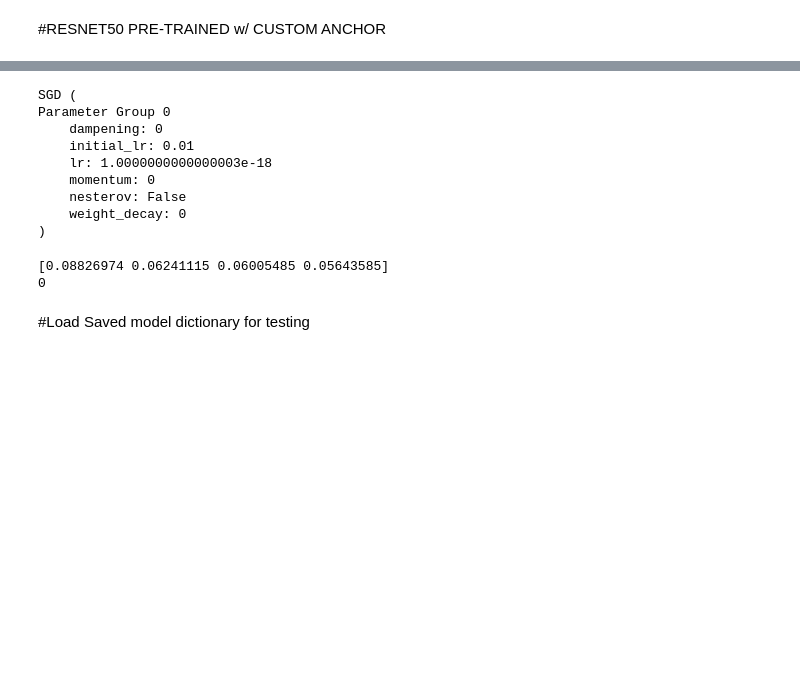
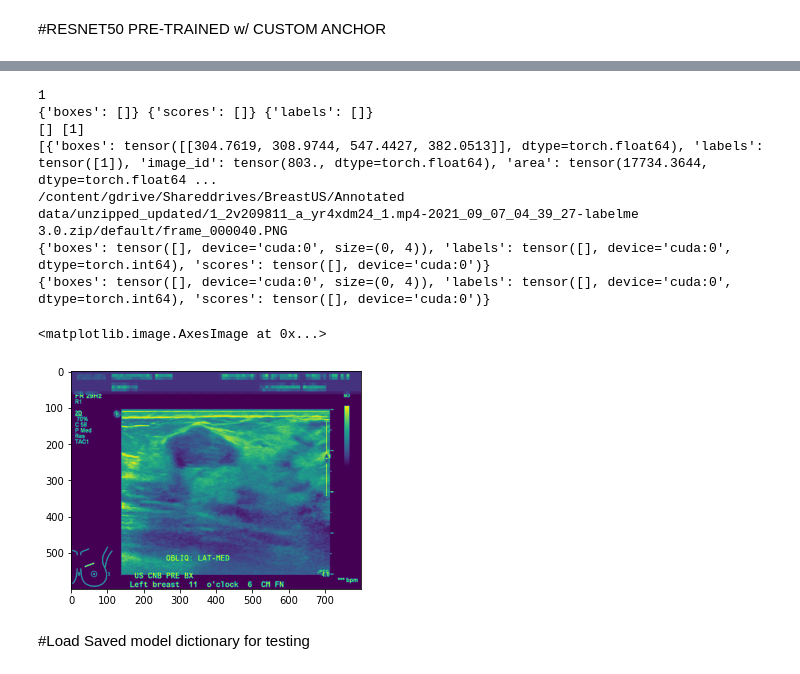
Before and after one commit to einsteinxx/Ultrasound_Breast_Cancer_Detection_UCLA_BIOENG_596_FALL_21, a Jupyter notebook: Read_Ultrasound_images.ipynb, the cells around one changed output, grey strips where cells are left out. Cells and saved outputs as stored; diff of their text form; code cells hidden in the pictures; blank space fills up the shorter version.

```diff
--- a/Read_Ultrasound_images.ipynb
+++ b/Read_Ultrasound_images.ipynb
@@ -2349,7 +2351,7 @@ num_epochs = 200
 #
 # Continue previous training from a known state
 #
-use_last_epoch = 0
+use_last_epoch = 1
 if (use_last_epoch == 1):
     saved_dict= os.path.join(model_dir,'fasterrcnn_trained_last')
     modelr.load_state_dict(torch.load(saved_dict))
@@ -2365,9 +2367,9 @@ if (use_last_epoch == 1):
     #training_data, validation_data, test_data, bounding_box, first50 = pickle.load( open( last_data_file, "rb" ) )
 
 
-    optimizer = torch.optim.SGD(params, lr=1e-5) #, momentum=0.9, weight_decay=0.0005)
-    scheduler = torch.optim.lr_scheduler.StepLR(optimizer, step_size=30, gamma=0.1)
-    start_epoch = 41
+    optimizer = torch.optim.SGD(params, lr=1e-2) #, momentum=0.9, weight_decay=0.0005)
+    scheduler = torch.optim.lr_scheduler.StepLR(optimizer, step_size=10, gamma=0.1)
+    start_epoch = 48
     num_epochs = 400
 
 
@@ -2582,8 +2584,8 @@ for epoch in range(start_epoch,num_epochs):
                     val_TN = val_TN + 1
                 elif (( highest_label[i]['labels'] == 1) and
                     (annotations[i]['labels'].cpu().numpy() ==0)):
-                        val_FP = val_FP + 1
-                        iou = 0.0
+                    val_FP = val_FP + 1
+                    iou = 0.0
                 elif ((highest_label[i]['labels']  == 1) and
                     (annotations[i]['labels'].cpu().numpy() ==1)):
                     val_TP = val_TP + 1
@@ -2595,7 +2597,12 @@ for epoch in range(start_epoch,num_epochs):
                     (annotations[i]['labels'].cpu().numpy() ==1)):
                     val_FN = val_FN + 1
                     iou = 0.0
-
+                    valid_count = valid_count + 1
+                else:
+                    print('!!!! Found an extra metric outcome!!!!!')
+                    print('pred box,score, label = ',
+                          high_out[i], box_scores[i], highest_label[i])
+                    iou = 0.0 #penalize a bad result
 
                 #We should only be tracking IOU for cases where a
                 #predicted box appears and/or a truth box is present
@@ -2618,7 +2625,7 @@ for epoch in range(start_epoch,num_epochs):
             if (valid_count == 0):
                 print('!! No annotated files in batch or all failures')
             avg_iou_per_batch =iou_over_batch/(valid_count + eps) #len(high_out)
-            if (vcount%10 == 0):
+            if (vcount%20 == 0):
                 print('avg iou/batch = @ batch#',avg_iou_per_batch,vcount, iou_over_batch)
                 print('    Metrics (TP,FP,TN,FN)', val_TP, val_FP, val_TN, val_FN)
 
@@ -2682,15 +2689,27 @@ training loss  tensor(inf, device='cuda:0', dtype=torch.float64, grad_fn=<DivBac
-# %%
-optimizer
-# %% [output]
-SGD (
-Parameter Group 0
-    dampening: 0
-    initial_lr: 0.01
-    lr: 1.0000000000000003e-18
-    momentum: 0
-    nesterov: False
-    weight_decay: 0
-)
+# %%
+#optimizer
+print(i)
+#high_out, box_scores,highest_label
+print(high_out[i], box_scores[i], highest_label[i])
+print(highest_label[i]['labels'], annotations[i]['labels'].cpu().numpy())
+#print(val_imagelist[i])
+print(val_targets[i])
+print(full_file_list[803])
+print(eval_out[1])
+print(output[1])
+idata = image.imread(full_file_list[803])
+plt.figure()
+plt.imshow(idata[:,:,0])
+# %% [output]
+1
+{'boxes': []} {'scores': []} {'labels': []}
+[] [1]
+[{'boxes': tensor([[304.7619, 308.9744, 547.4427, 382.0513]], dtype=torch.float64), 'labels': tensor([1]), 'image_id': tensor(803., dtype=torch.float64), 'area': tensor(17734.3644, dtype=torch.float64 ...
+/content/gdrive/Shareddrives/BreastUS/Annotated data/unzipped_updated/1_2v209811_a_yr4xdm24_1.mp4-2021_09_07_04_39_27-labelme 3.0.zip/default/frame_000040.PNG
+{'boxes': tensor([], device='cuda:0', size=(0, 4)), 'labels': tensor([], device='cuda:0', dtype=torch.int64), 'scores': tensor([], device='cuda:0')}
+{'boxes': tensor([], device='cuda:0', size=(0, 4)), 'labels': tensor([], device='cuda:0', dtype=torch.int64), 'scores': tensor([], device='cuda:0')}
+<matplotlib.image.AxesImage at 0x...>
+[figure, added]
 # %%
 #annotations[i]['labels'].cpu().numpy()
 #output[0]['labels'][3].cpu().numpy().squeeze()
@@ -2757,9 +2776,6 @@ for i in range(len(high_out)): #output)):
 #│    └─TwoMLPHead: 2-6                                  --
 #│    │    └─Linear: 3-15                                (12,846,080)
 #│    │    └─Linear: 3-16                                (1,049,600
-# %% [output]
-[0.08826974 0.06241115 0.06005485 0.05643585]
-0
 # %%
 modelr.rpn
 
```
Also changed, not shown: parts of 5 cells of this notebook.
